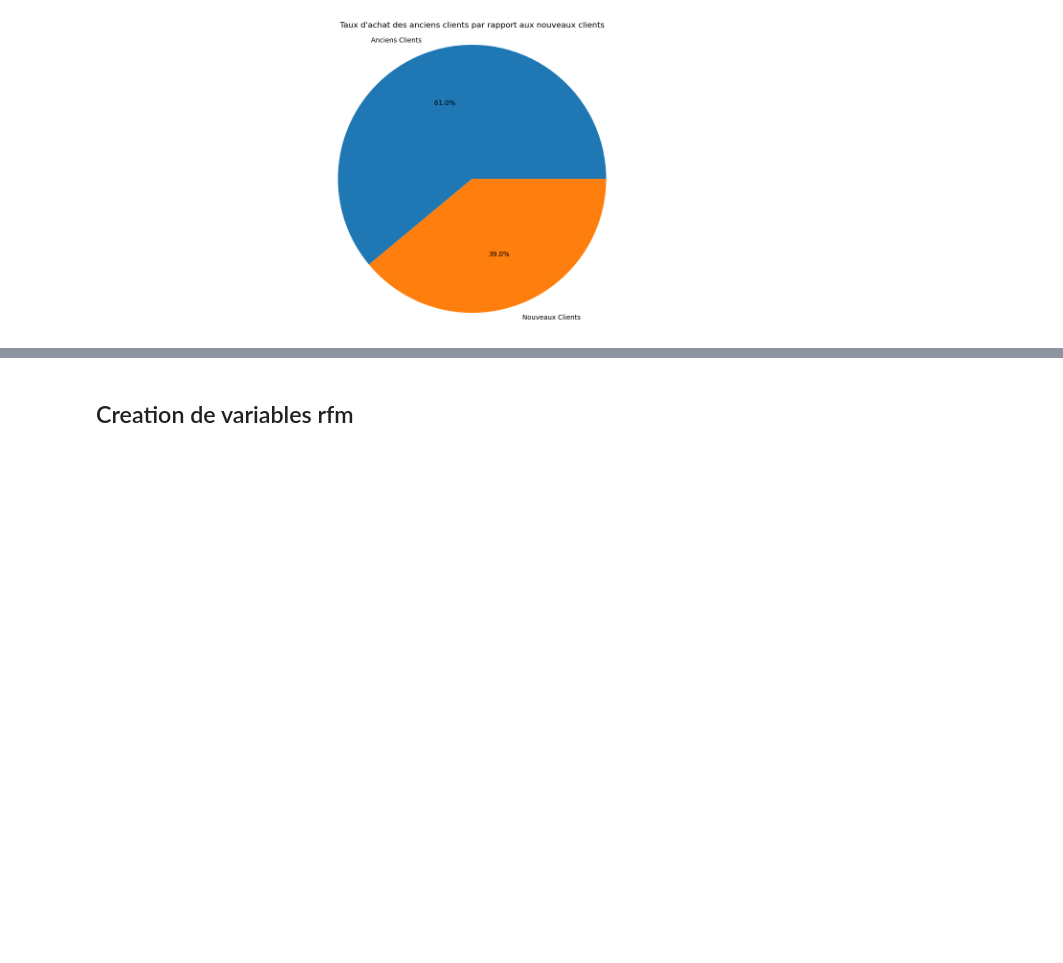
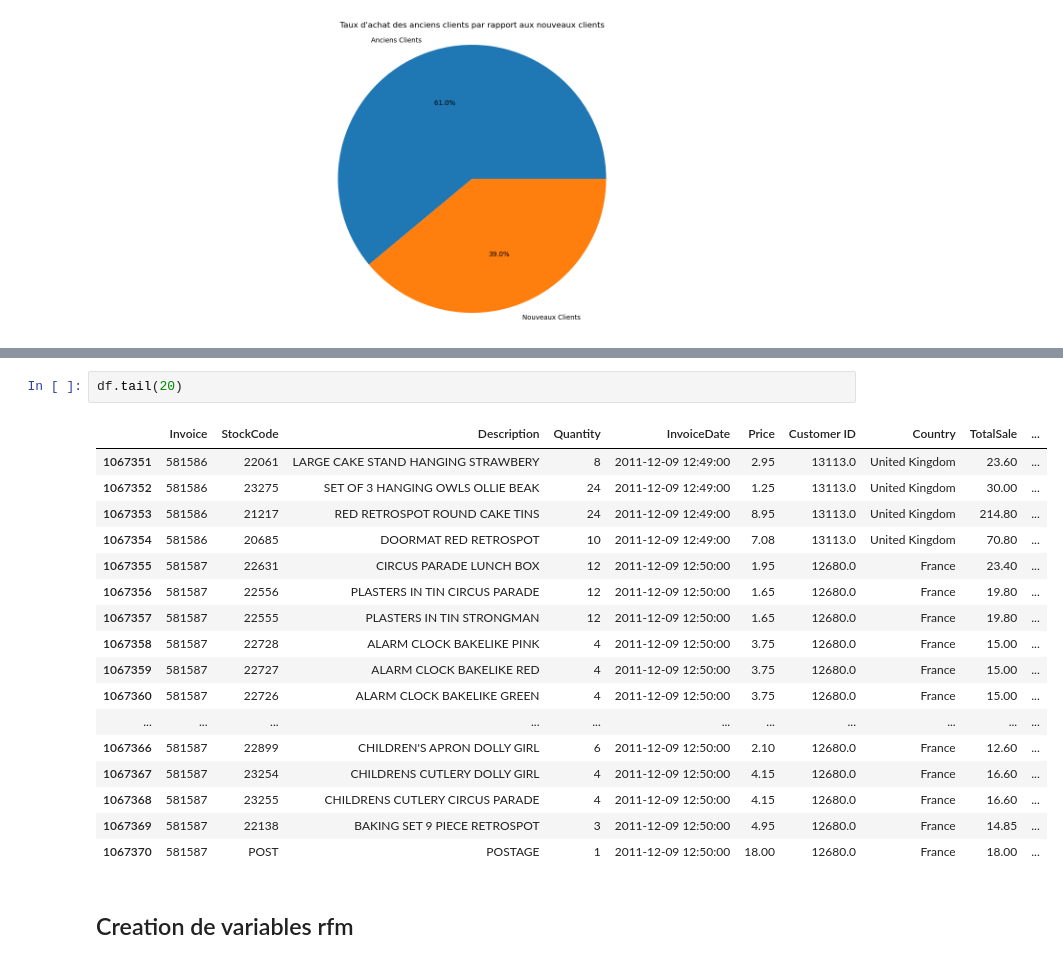
Before and after one commit to neevaiti/segmentation_client_simplon, a Jupyter notebook: rubic.ipynb, the cells around one changed output, grey strips where cells are left out. Saved outputs shown, nothing was run; the diff lists cells and outputs as text; blank space fills up the shorter version.

```diff
--- a/rubic.ipynb
+++ b/rubic.ipynb
@@ -401,3 +423,23 @@ plt.show()
+# %%
+df.tail(20)
+# %% [output]
+|  | Invoice | StockCode | Description | Quantity | InvoiceDate | Price | Customer ID | Country | TotalSale | ... |
+| 1067351 | 581586 | 22061 | LARGE CAKE STAND HANGING STRAWBERY | 8 | 2011-12-09 12:49:00 | 2.95 | 13113.0 | United Kingdom | 23.60 | ... |
+| 1067352 | 581586 | 23275 | SET OF 3 HANGING OWLS OLLIE BEAK | 24 | 2011-12-09 12:49:00 | 1.25 | 13113.0 | United Kingdom | 30.00 | ... |
+| 1067353 | 581586 | 21217 | RED RETROSPOT ROUND CAKE TINS | 24 | 2011-12-09 12:49:00 | 8.95 | 13113.0 | United Kingdom | 214.80 | ... |
+| 1067354 | 581586 | 20685 | DOORMAT RED RETROSPOT | 10 | 2011-12-09 12:49:00 | 7.08 | 13113.0 | United Kingdom | 70.80 | ... |
+| 1067355 | 581587 | 22631 | CIRCUS PARADE LUNCH BOX | 12 | 2011-12-09 12:50:00 | 1.95 | 12680.0 | France | 23.40 | ... |
+| 1067356 | 581587 | 22556 | PLASTERS IN TIN CIRCUS PARADE | 12 | 2011-12-09 12:50:00 | 1.65 | 12680.0 | France | 19.80 | ... |
+| 1067357 | 581587 | 22555 | PLASTERS IN TIN STRONGMAN | 12 | 2011-12-09 12:50:00 | 1.65 | 12680.0 | France | 19.80 | ... |
+| 1067358 | 581587 | 22728 | ALARM CLOCK BAKELIKE PINK | 4 | 2011-12-09 12:50:00 | 3.75 | 12680.0 | France | 15.00 | ... |
+| 1067359 | 581587 | 22727 | ALARM CLOCK BAKELIKE RED | 4 | 2011-12-09 12:50:00 | 3.75 | 12680.0 | France | 15.00 | ... |
+| 1067360 | 581587 | 22726 | ALARM CLOCK BAKELIKE GREEN | 4 | 2011-12-09 12:50:00 | 3.75 | 12680.0 | France | 15.00 | ... |
+| ... | ... | ... | ... | ... | ... | ... | ... | ... | ... | ... |
+| 1067366 | 581587 | 22899 | CHILDREN'S APRON DOLLY GIRL | 6 | 2011-12-09 12:50:00 | 2.10 | 12680.0 | France | 12.60 | ... |
+| 1067367 | 581587 | 23254 | CHILDRENS CUTLERY DOLLY GIRL | 4 | 2011-12-09 12:50:00 | 4.15 | 12680.0 | France | 16.60 | ... |
+| 1067368 | 581587 | 23255 | CHILDRENS CUTLERY CIRCUS PARADE | 4 | 2011-12-09 12:50:00 | 4.15 | 12680.0 | France | 16.60 | ... |
+| 1067369 | 581587 | 22138 | BAKING SET 9 PIECE RETROSPOT | 3 | 2011-12-09 12:50:00 | 4.95 | 12680.0 | France | 14.85 | ... |
+| 1067370 | 581587 | POST | POSTAGE | 1 | 2011-12-09 12:50:00 | 18.00 | 12680.0 | France | 18.00 | ... |
 # %% [markdown]
 ## Creation de variables rfm
 # %%
```
Also changed, not shown: parts of 3 cells of this notebook, 1 other file.
